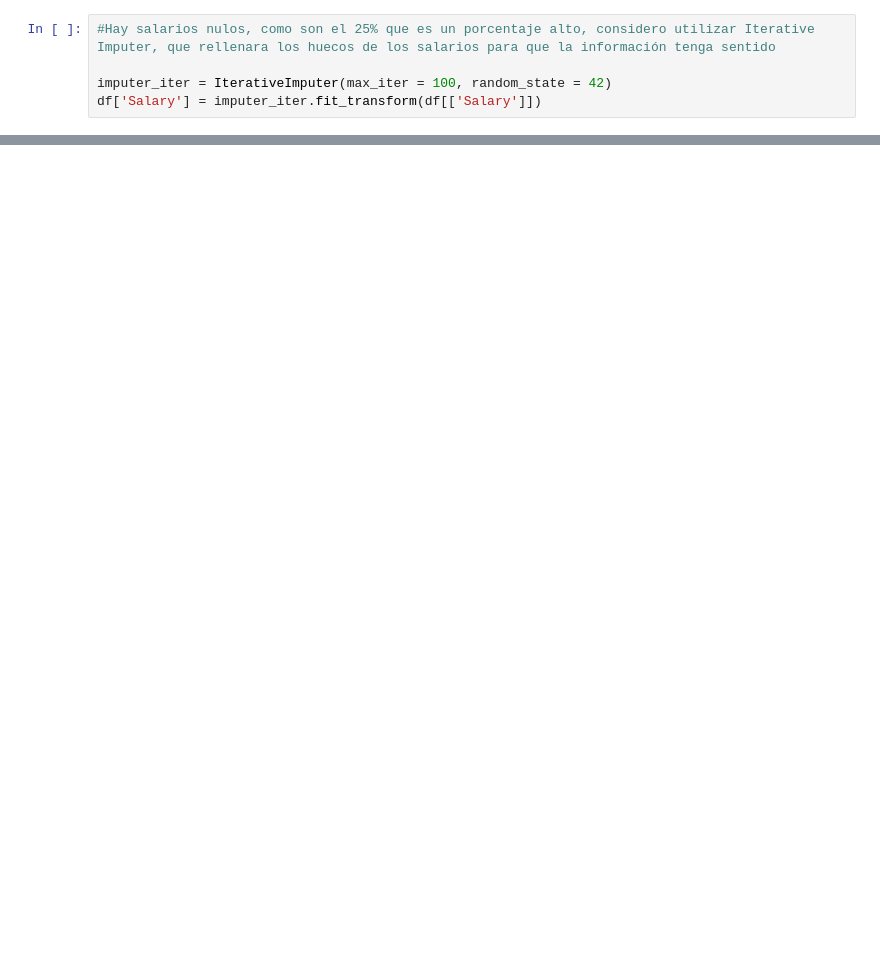
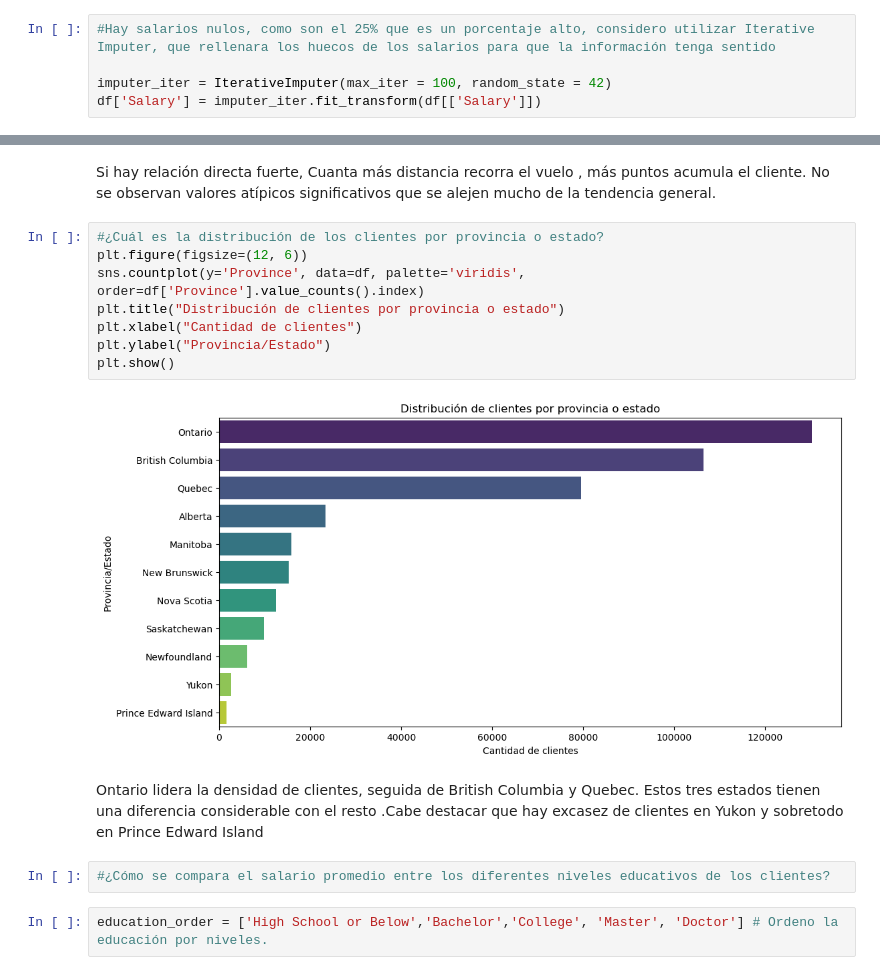
Before and after one commit to Adalab/bda-modulo-3-evaluacion-final-Ealique, a Jupyter notebook: Bd_clientes_aerolinea.ipynb, the cells around one changed output, grey strips where cells are left out. Cells and saved outputs as stored; diff of their text form; blank space fills up the shorter version.

```diff
--- a/Bd_clientes_aerolinea.ipynb
+++ b/Bd_clientes_aerolinea.ipynb
@@ -378,0 +426,18 @@ dtype: float64
+# %% [markdown]
+Si hay relación directa fuerte, Cuanta más distancia recorra el vuelo , más puntos acumula el cliente. No se observan valores atípicos significativos que se alejen mucho de la tendencia general.
+# %%
+#¿Cuál es la distribución de los clientes por provincia o estado?
+plt.figure(figsize=(12, 6))
+sns.countplot(y='Province', data=df, palette='viridis', order=df['Province'].value_counts().index)
+plt.title("Distribución de clientes por provincia o estado")
+plt.xlabel("Cantidad de clientes")
+plt.ylabel("Provincia/Estado")
+plt.show()
+# %% [output]
+[figure, added]
+# %% [markdown]
+ Ontario lidera la densidad de clientes, seguida de  British Columbia y Quebec. Estos tres estados tienen una diferencia considerable con el resto .Cabe destacar que hay excasez de clientes en Yukon y sobretodo en Prince Edward Island
+# %%
+#¿Cómo se compara el salario promedio entre los diferentes niveles educativos de los clientes?
+# %%
+education_order = ['High School or Below','Bachelor','College', 'Master', 'Doctor'] # Ordeno la educación por niveles.
```
Also changed, not shown: parts of 79 cells of this notebook, 7 other files.
